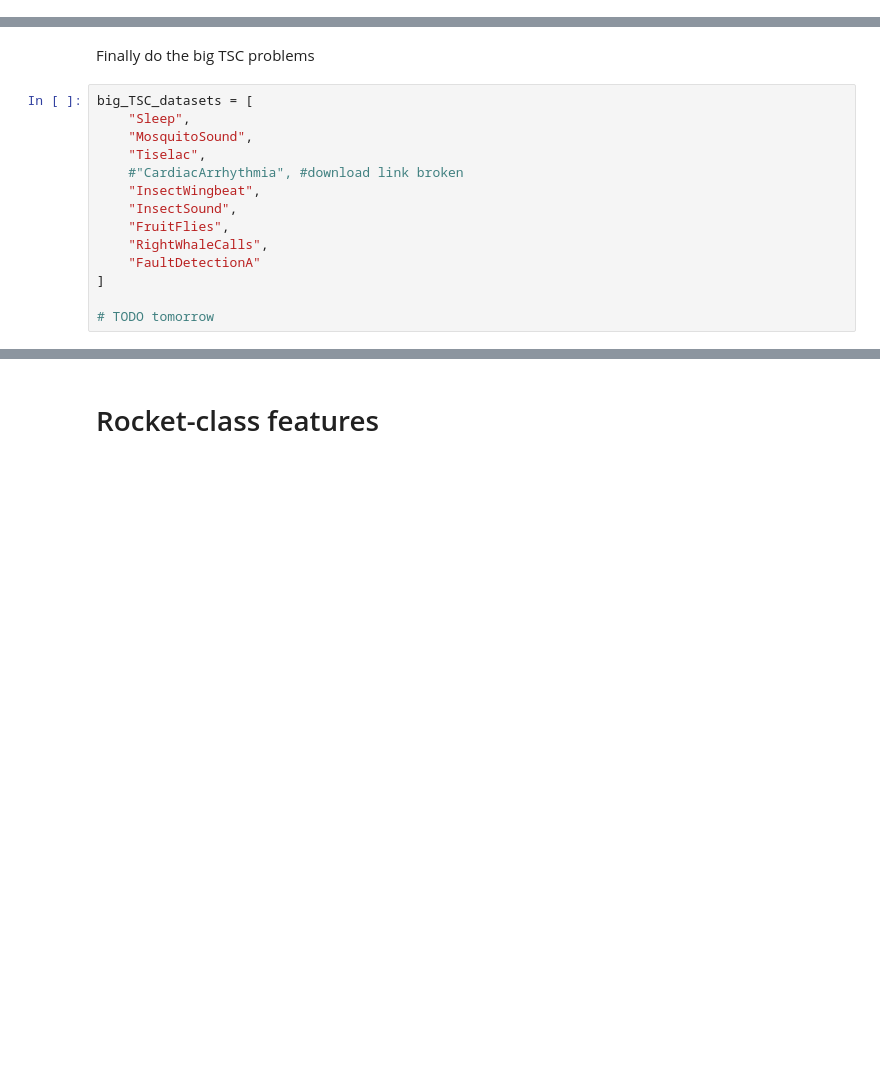
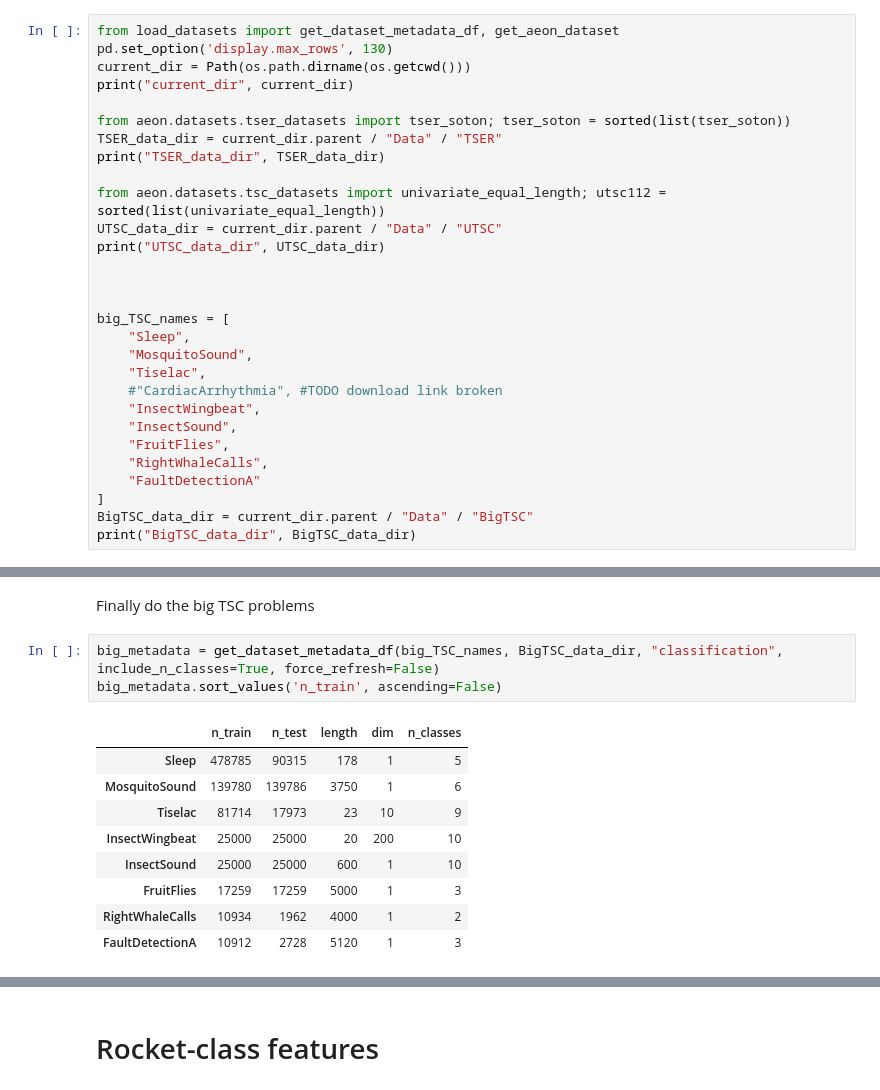
Before and after one commit to nikitazozoulenko/exploring-hydra-boosting, a Jupyter notebook: playground.ipynb, the cells around one changed output, grey strips where cells are left out. Drawn from its saved outputs; the diff is of its cells as text; blank space fills up the shorter version.

```diff
--- a/playground.ipynb
+++ b/playground.ipynb
@@ -119,0 +49,29 @@ c:\Users\nz423\Data\TSER
+# %%
+from load_datasets import get_dataset_metadata_df, get_aeon_dataset
+pd.set_option('display.max_rows', 130)
+current_dir = Path(os.path.dirname(os.getcwd()))
+print("current_dir", current_dir)
+
+from aeon.datasets.tser_datasets import tser_soton; tser_soton = sorted(list(tser_soton))
+TSER_data_dir = current_dir.parent / "Data" / "TSER"
+print("TSER_data_dir", TSER_data_dir)
+
+from aeon.datasets.tsc_datasets import univariate_equal_length; utsc112 = sorted(list(univariate_equal_length))
+UTSC_data_dir = current_dir.parent / "Data" / "UTSC"
+print("UTSC_data_dir", UTSC_data_dir)
+
+
+
+big_TSC_names = [
+    "Sleep",
+    "MosquitoSound",
+    "Tiselac",
+    #"CardiacArrhythmia", #TODO download link broken
+    "InsectWingbeat",
+    "InsectSound",
+    "FruitFlies",
+    "RightWhaleCalls",
+    "FaultDetectionA"
+]
+BigTSC_data_dir = current_dir.parent / "Data" / "BigTSC"
+print("BigTSC_data_dir", BigTSC_data_dir)
@@ -187,16 +194,15 @@ utsc_metadata.sort_values('n_train', ascending=False)
 # %% [markdown]
 Finally do the big TSC problems
-# %%
-big_TSC_datasets = [
-    "Sleep",
-    "MosquitoSound",
-    "Tiselac",
-    #"CardiacArrhythmia", #download link broken
-    "InsectWingbeat",
-    "InsectSound",
-    "FruitFlies",
-    "RightWhaleCalls",
-    "FaultDetectionA"
-]
-
-# TODO tomorrow
+# %%
+big_metadata = get_dataset_metadata_df(big_TSC_names, BigTSC_data_dir, "classification", include_n_classes=True, force_refresh=False)
+big_metadata.sort_values('n_train', ascending=False)
+# %% [output]
+|  | n_train | n_test | length | dim | n_classes |
+| Sleep | 478785 | 90315 | 178 | 1 | 5 |
+| MosquitoSound | 139780 | 139786 | 3750 | 1 | 6 |
+| Tiselac | 81714 | 17973 | 23 | 10 | 9 |
+| InsectWingbeat | 25000 | 25000 | 20 | 200 | 10 |
+| InsectSound | 25000 | 25000 | 600 | 1 | 10 |
+| FruitFlies | 17259 | 17259 | 5000 | 1 | 3 |
+| RightWhaleCalls | 10934 | 1962 | 4000 | 1 | 2 |
+| FaultDetectionA | 10912 | 2728 | 5120 | 1 | 3 |
```
Also changed, not shown: parts of 16 cells of this notebook, 10 other files.
